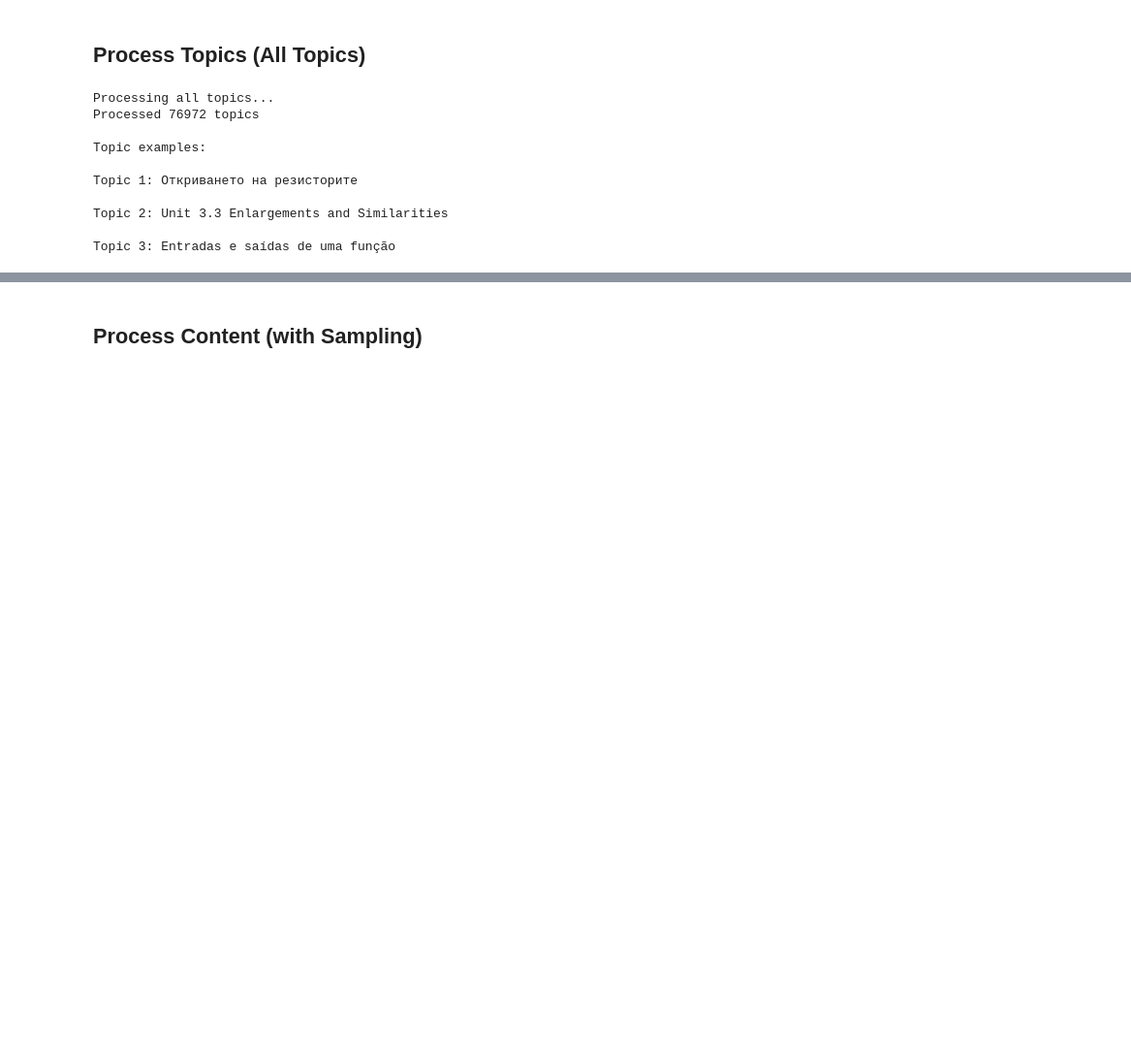
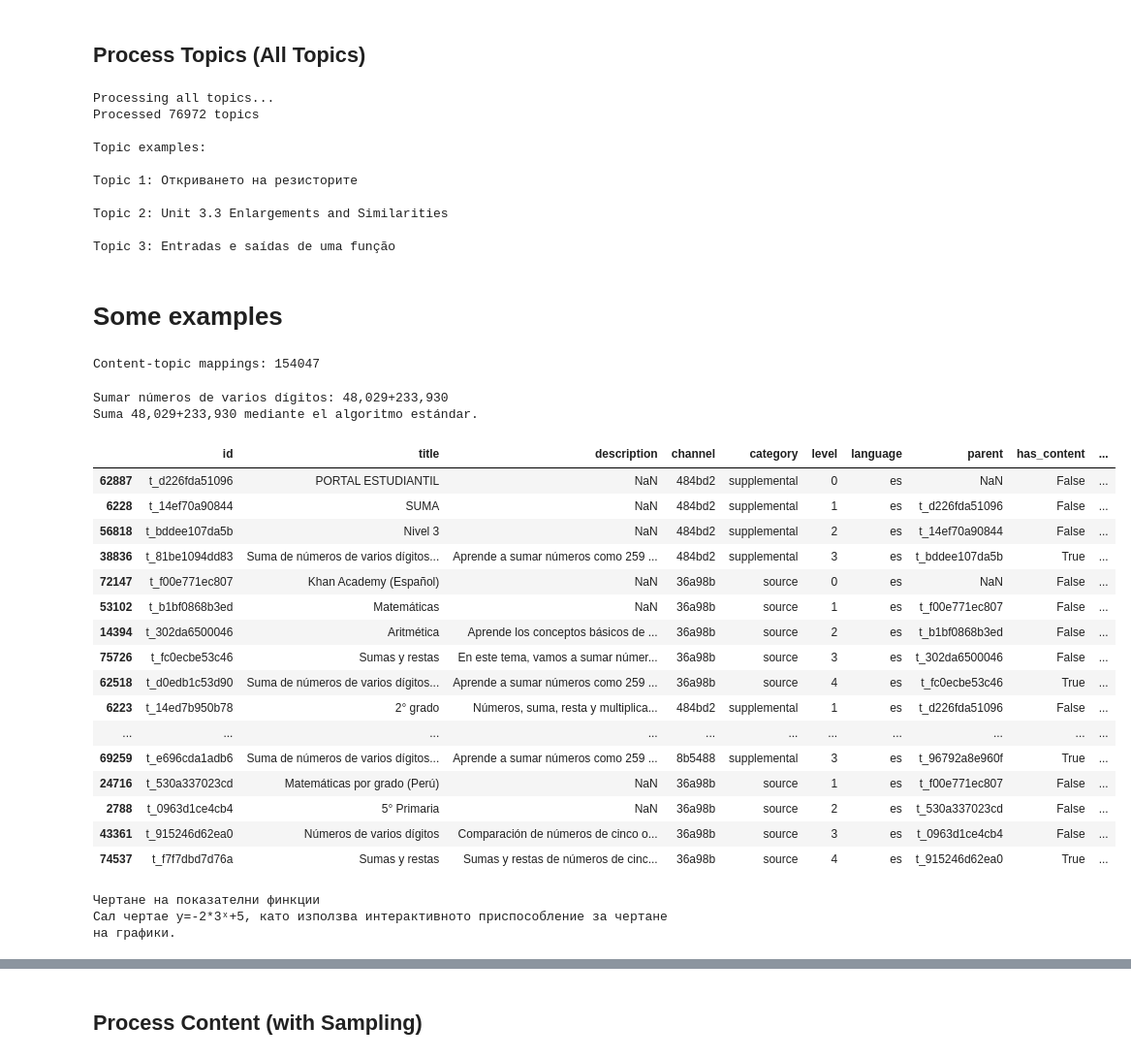
Before and after one commit to pablowatfi/topic-pred, a Jupyter notebook: notebooks/topic_prediction_training_refactored.ipynb, the cells around one changed output, grey strips where cells are left out. Shown at 97% size. Saved outputs shown, nothing was run; the diff lists cells and outputs as text; code cells hidden in the pictures; blank space fills up the shorter version.

Commit message:
data art

```diff
--- a/notebooks/topic_prediction_training_refactored.ipynb
+++ b/notebooks/topic_prediction_training_refactored.ipynb
@@ -170,3 +170,65 @@ Topic 1: Откриването на резисторите
 Topic 2: Unit 3.3 Enlargements and Similarities
 
 Topic 3: Entradas e saídas de uma função
+# %% [markdown]
+# Some examples
+# %%
+# Parse correlations
+correlations_df['content_list'] = correlations_df['content_ids'].str.split()
+
+content_to_topics = defaultdict(list)
+for _, row in correlations_df.iterrows():
+    topic_id = row['topic_id']
+    for content_id in row['content_list']:
+        content_to_topics[content_id].append(topic_id)
+
+print(f"Content-topic mappings: {len(content_to_topics)}")
+# %% [output]
+Content-topic mappings: 154047
+# %%
+def _get_until_root_topic(topic_id, df):
+    d = topics_df[topics_df["id"]==topic_id]
+    df = pd.concat([d,df])
+    if str(d.iloc[0]["parent"])[0:2]=="t_":
+        df = _get_until_root_topic(d.iloc[0]["parent"], df)
+    return df
+
+
+def content_topic_analyzer(cont_id):
+    c = content_df[content_df["id"]==cont_id]
+    topics_per_content = content_to_topics[cont_id]
+    dataframe_to_concat = []
+    for topic_id in topics_per_content:
+        d = _get_until_root_topic(topic_id, pd.DataFrame())
+        dataframe_to_concat.append(d)
+    all_topics_df = pd.concat(dataframe_to_concat).drop_duplicates(subset=['id'], keep='first')
+    return c, all_topics_df
+# %%
+# analyze one content
+i = "c_00002381196d"
+c , tops = content_topic_analyzer(i)
+print(c.title.values[0])
+print(c.description.values[0])
+# %% [output]
+Sumar números de varios dígitos: 48,029+233,930
+Suma 48,029+233,930 mediante el algoritmo estándar.
+# %%
+tops
+# %% [output]
+|  | id | title | description | channel | category | level | language | parent | has_content | ... |
+| 62887 | t_d226fda51096 | PORTAL ESTUDIANTIL | NaN | 484bd2 | supplemental | 0 | es | NaN | False | ... |
+| 6228 | t_14ef70a90844 | SUMA | NaN | 484bd2 | supplemental | 1 | es | t_d226fda51096 | False | ... |
+| 56818 | t_bddee107da5b | Nivel 3 | NaN | 484bd2 | supplemental | 2 | es | t_14ef70a90844 | False | ... |
+| 38836 | t_81be1094dd83 | Suma de números de varios dígitos... | Aprende a sumar números como 259 ... | 484bd2 | supplemental | 3 | es | t_bddee107da5b | True | ... |
+| 72147 | t_f00e771ec807 | Khan Academy (Español) | NaN | 36a98b | source | 0 | es | NaN | False | ... |
+| 53102 | t_b1bf0868b3ed | Matemáticas | NaN | 36a98b | source | 1 | es | t_f00e771ec807 | False | ... |
+| 14394 | t_302da6500046 | Aritmética | Aprende los conceptos básicos de ... | 36a98b | source | 2 | es | t_b1bf0868b3ed | False | ... |
+| 75726 | t_fc0ecbe53c46 | Sumas y restas | En este tema, vamos a sumar númer... | 36a98b | source | 3 | es | t_302da6500046 | False | ... |
+| 62518 | t_d0edb1c53d90 | Suma de números de varios dígitos... | Aprende a sumar números como 259 ... | 36a98b | source | 4 | es | t_fc0ecbe53c46 | True | ... |
+| 6223 | t_14ed7b950b78 | 2° grado | Números, suma, resta y multiplica... | 484bd2 | supplemental | 1 | es | t_d226fda51096 | False | ... |
+| ... | ... | ... | ... | ... | ... | ... | ... | ... | ... | ... |
+| 69259 | t_e696cda1adb6 | Suma de números de varios dígitos... | Aprende a sumar números como 259 ... | 8b5488 | supplemental | 3 | es | t_96792a8e960f | True | ... |
+| 24716 | t_530a337023cd | Matemáticas por grado (Perú) | NaN | 36a98b | source | 1 | es | t_f00e771ec807 | False | ... |
+| 2788 | t_0963d1ce4cb4 | 5° Primaria | NaN | 36a98b | source | 2 | es | t_530a337023cd | False | ... |
+| 43361 | t_915246d62ea0 | Números de varios dígitos | Comparación de números de cinco o... | 36a98b | source | 3 | es | t_0963d1ce4cb4 | False | ... |
+| 74537 | t_f7f7dbd7d76a | Sumas y restas | Sumas y restas de números de cinc... | 36a98b | source | 4 | es | t_915246d62ea0 | True | ... |
@@ -172,0 +241,9 @@ Topic 3: Entradas e saídas de uma função
+# %%
+i = "c_0c6473c3480d"
+c , tops = content_topic_analyzer(i)
+print(c.title.values[0])
+print(c.description.values[0])
+# %% [output]
+Чертане на показателни финкции
+Сал чертае y=-2*3ˣ+5, като използва интерактивното приспособление за чертане
+на графики.
```
Also changed, not shown: parts of 2 cells of this notebook, 3 other files.
